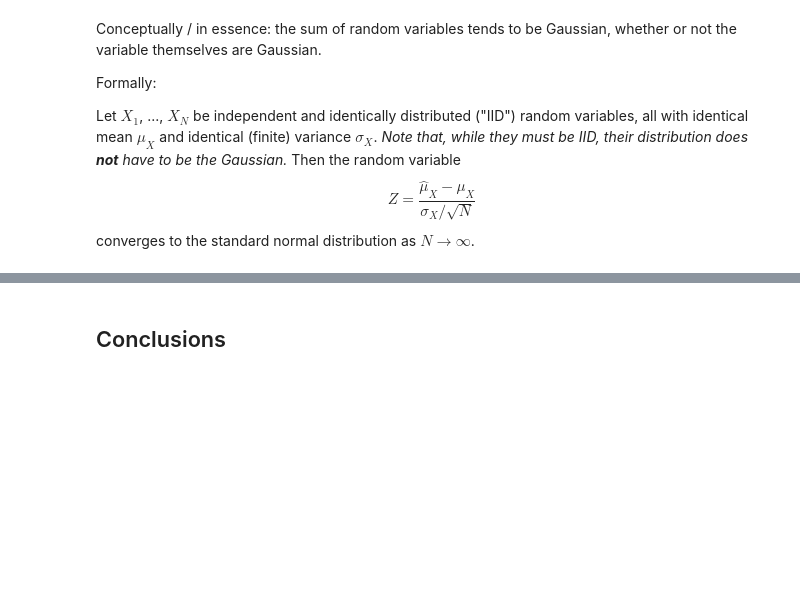
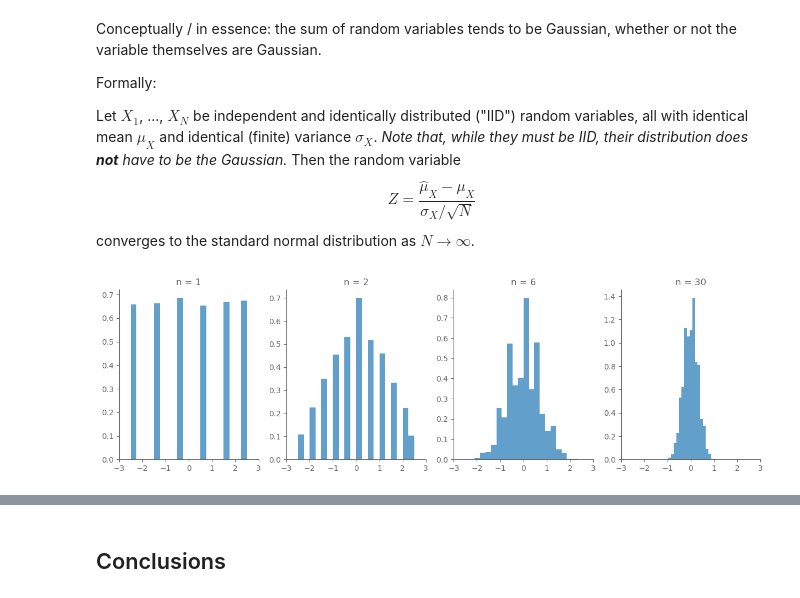
Before and after one commit to spencerahill/stat-methods-course, a Jupyter notebook: _sources/lectures/probability-theory.ipynb, the cells around one changed output, grey strips where cells are left out. Drawn from its saved outputs; the diff is of its cells as text; code cells hidden in the pictures; blank space fills up the shorter version.

```diff
--- a/_sources/lectures/probability-theory.ipynb
+++ b/_sources/lectures/probability-theory.ipynb
@@ -124,3 +124,37 @@ Formally:
 Let $X_1$, ..., $X_N$ be independent and identically distributed ("IID") random variables, all with identical mean $\mu_X$ and identical (finite) variance $\sigma_X$.  *Note that, while they must be IID, their distribution does **not** have to be the Gaussian.*  Then the random variable
 $$Z=\frac{\hat\mu_X-\mu_X}{\sigma_X/\sqrt{N}}$$
 converges to the standard normal distribution as $N\rightarrow\infty$.
+# %%
+import numpy as np
+import matplotlib.pyplot as plt
+
+# Function to simulate rolling a die
+def roll_die(n):
+    return np.random.randint(1, 7, n)
+
+# Number of simulations
+num_simulations = 10000
+
+# Different numbers of dice to roll
+num_dice = [1, 2, 6, 30]
+
+# Initialize the plot
+fig, axs = plt.subplots(1, len(num_dice), figsize=(15, 4))
+
+# Loop through each subplot and perform the simulation
+for i, n in enumerate(num_dice):
+    averages = []
+    for _ in range(num_simulations):
+        rolls = roll_die(n)
+        average = np.mean(rolls)
+        averages.append(average)
+
+    # Plotting the histogram
+    axs[i].hist(np.array(averages)-3.5, bins=20, density=True, alpha=0.7, label="Sample Average")
+    axs[i].set_title(f'n = {n}')
+    axs[i].set_xlim([-3, 3])
+
+# Show plot
+plt.show()
+# %% [output]
+[figure, added]
```
Also changed, not shown: parts of 3 cells of this notebook, 18 other files.
